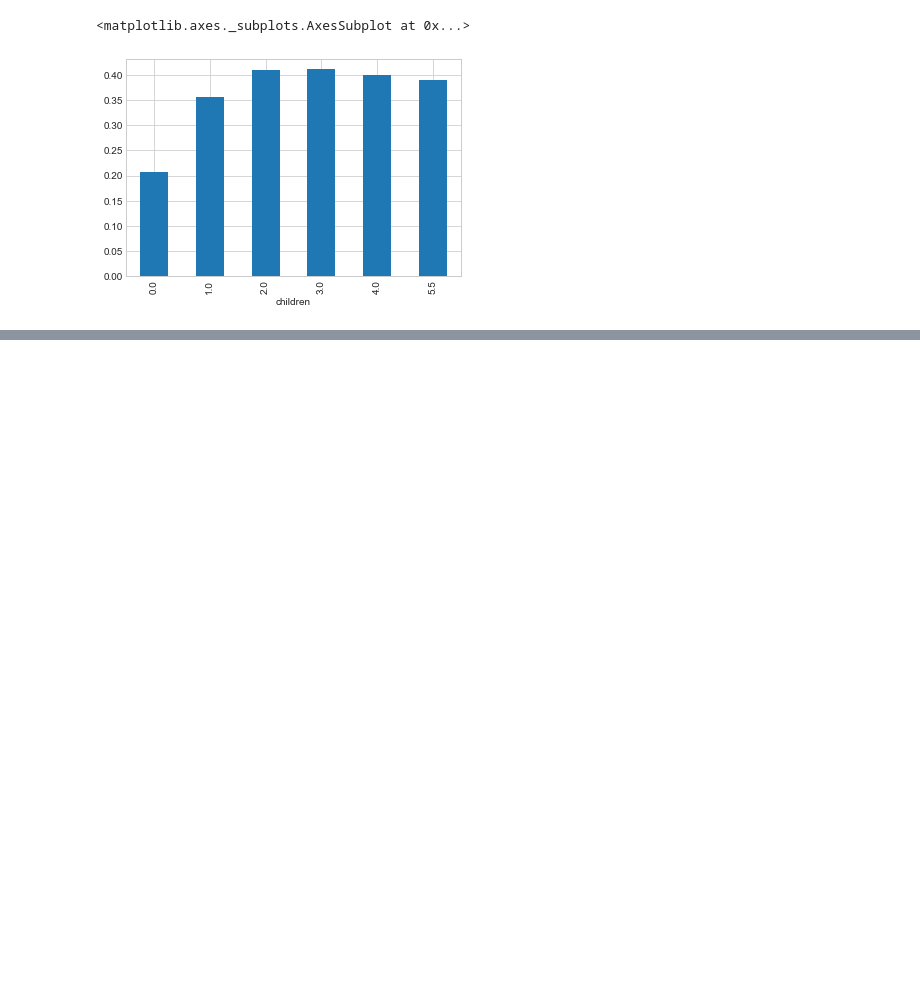
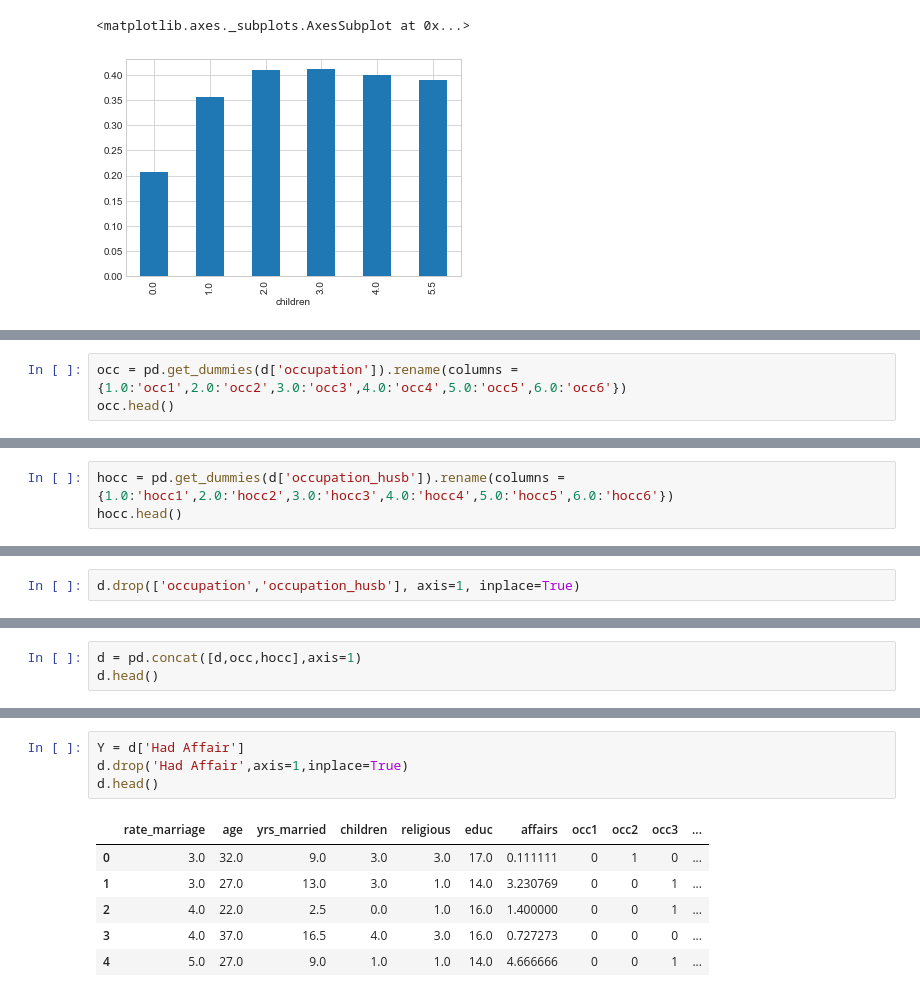
Before and after one commit to sajalsubodh22/machine-learning-udemy, a Jupyter notebook: logistic-regression.ipynb, the cells around one changed output, grey strips where cells are left out. Saved outputs shown, nothing was run; the diff lists cells and outputs as text; blank space fills up the shorter version.

```diff
--- a/logistic-regression.ipynb
+++ b/logistic-regression.ipynb
@@ -135,0 +162,3 @@ Name: Had Affair, dtype: int64
+# %%
+occ = pd.get_dummies(d['occupation']).rename(columns = {1.0:'occ1',2.0:'occ2',3.0:'occ3',4.0:'occ4',5.0:'occ5',6.0:'occ6'})
+occ.head()
@@ -135,0 +172,3 @@ Name: Had Affair, dtype: int64
+# %%
+hocc = pd.get_dummies(d['occupation_husb']).rename(columns = {1.0:'hocc1',2.0:'hocc2',3.0:'hocc3',4.0:'hocc4',5.0:'hocc5',6.0:'hocc6'})
+hocc.head()
@@ -135,0 +182,2 @@ Name: Had Affair, dtype: int64
+# %%
+d.drop(['occupation','occupation_husb'], axis=1, inplace=True)
@@ -135,0 +186,3 @@ Name: Had Affair, dtype: int64
+# %%
+d = pd.concat([d,occ,hocc],axis=1)
+d.head()
@@ -135,0 +196,11 @@ Name: Had Affair, dtype: int64
+# %%
+Y = d['Had Affair']
+d.drop('Had Affair',axis=1,inplace=True)
+d.head()
+# %% [output]
+|  | rate_marriage | age | yrs_married | children | religious | educ | affairs | occ1 | occ2 | occ3 | ... |
+| 0 | 3.0 | 32.0 | 9.0 | 3.0 | 3.0 | 17.0 | 0.111111 | 0 | 1 | 0 | ... |
+| 1 | 3.0 | 27.0 | 13.0 | 3.0 | 1.0 | 14.0 | 3.230769 | 0 | 0 | 1 | ... |
+| 2 | 4.0 | 22.0 | 2.5 | 0.0 | 1.0 | 16.0 | 1.400000 | 0 | 0 | 1 | ... |
+| 3 | 4.0 | 37.0 | 16.5 | 4.0 | 3.0 | 16.0 | 0.727273 | 0 | 0 | 0 | ... |
+| 4 | 5.0 | 27.0 | 9.0 | 1.0 | 1.0 | 14.0 | 4.666666 | 0 | 0 | 1 | ... |
```
Also changed, not shown: parts of 20 cells of this notebook.
